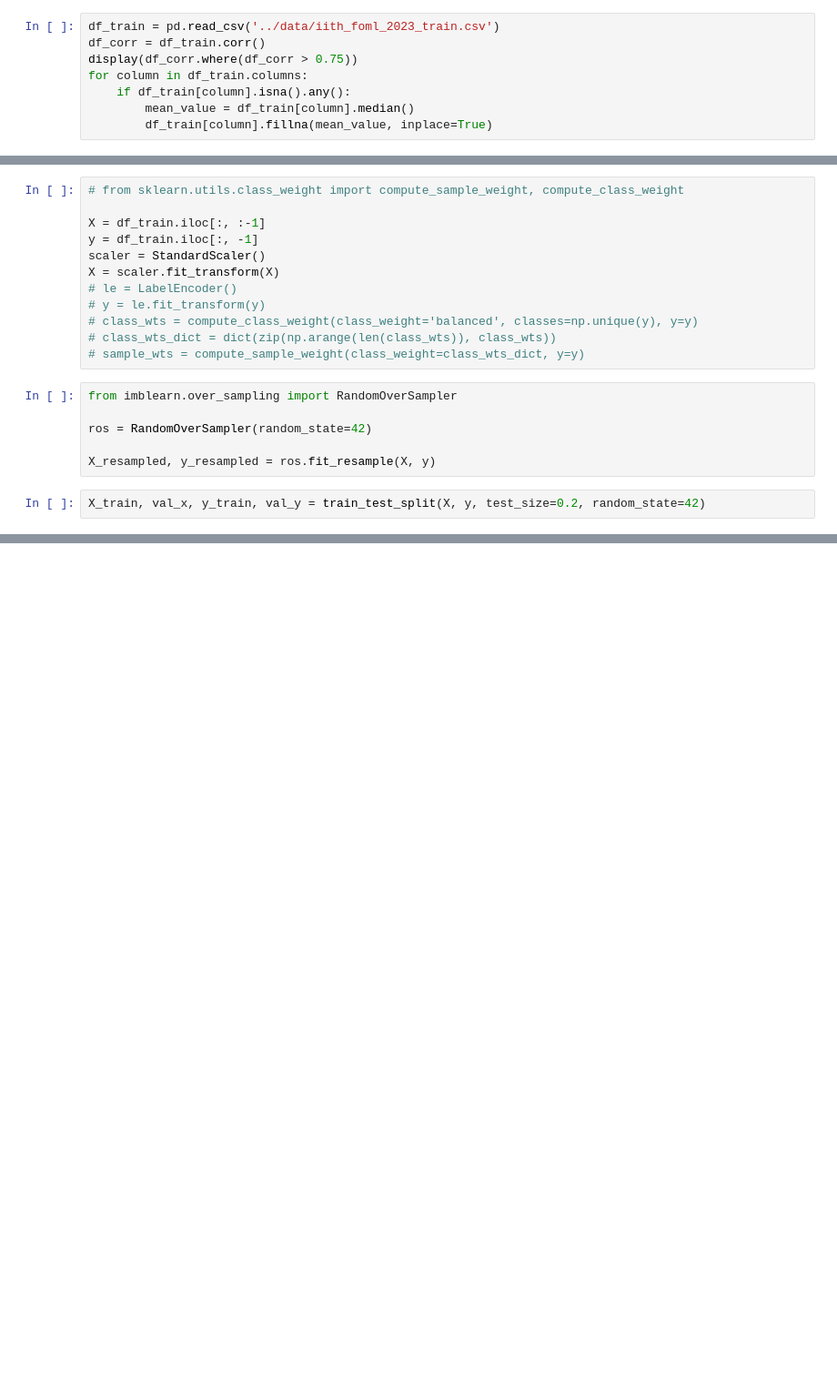
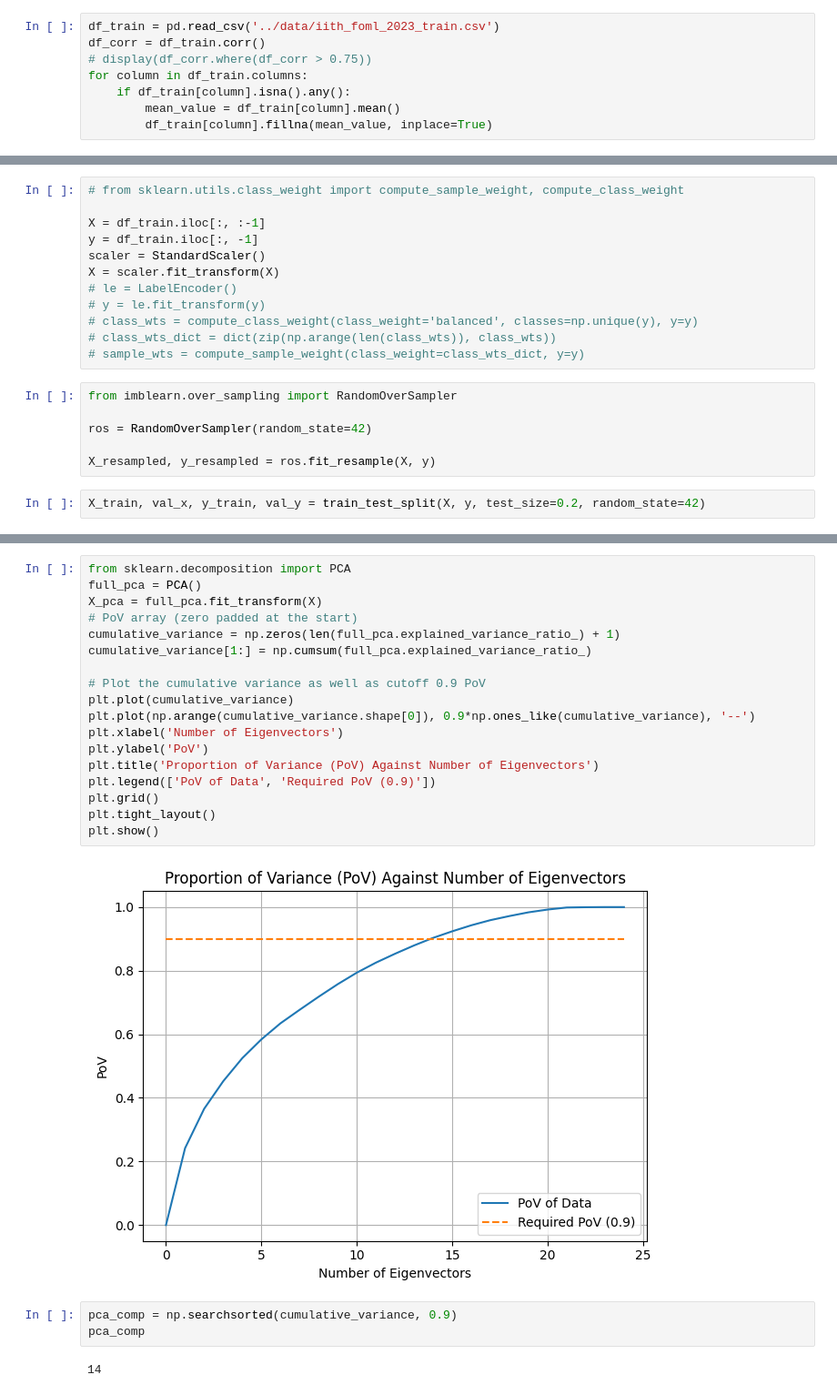
Before and after one commit to goats-9/cs3390, a Jupyter notebook: assignments/03/codes/oversampled_data.ipynb, the cells around one changed output, grey strips where cells are left out. Shown: that part at 91% size. Drawn from its saved outputs; the diff is of its cells as text; blank space fills up the shorter version.

```diff
--- a/assignments/03/codes/oversampled_data.ipynb
+++ b/assignments/03/codes/oversampled_data.ipynb
@@ -9,8 +9,8 @@ from sklearn.model_selection import train_test_split
 # %%
 df_train = pd.read_csv('../data/iith_foml_2023_train.csv')
 df_corr = df_train.corr()
-display(df_corr.where(df_corr > 0.75))
+# display(df_corr.where(df_corr > 0.75))
 for column in df_train.columns:
     if df_train[column].isna().any():
-        mean_value = df_train[column].median()
+        mean_value = df_train[column].mean()
         df_train[column].fillna(mean_value, inplace=True)
@@ -126,0 +109,25 @@ weighted avg       0.74      0.78      0.75       199
+# %%
+from sklearn.decomposition import PCA
+full_pca = PCA()
+X_pca = full_pca.fit_transform(X)
+# PoV array (zero padded at the start)
+cumulative_variance = np.zeros(len(full_pca.explained_variance_ratio_) + 1)
+cumulative_variance[1:] = np.cumsum(full_pca.explained_variance_ratio_)
+
+# Plot the cumulative variance as well as cutoff 0.9 PoV
+plt.plot(cumulative_variance)
+plt.plot(np.arange(cumulative_variance.shape[0]), 0.9*np.ones_like(cumulative_variance), '--')
+plt.xlabel('Number of Eigenvectors')
+plt.ylabel('PoV')
+plt.title('Proportion of Variance (PoV) Against Number of Eigenvectors')
+plt.legend(['PoV of Data', 'Required PoV (0.9)'])
+plt.grid()
+plt.tight_layout()
+plt.show()
+# %% [output]
+[figure, added]
+# %%
+pca_comp = np.searchsorted(cumulative_variance, 0.9)
+pca_comp
+# %% [output]
+14
```
Also changed, not shown: parts of 5 cells of this notebook, 1 other file.
